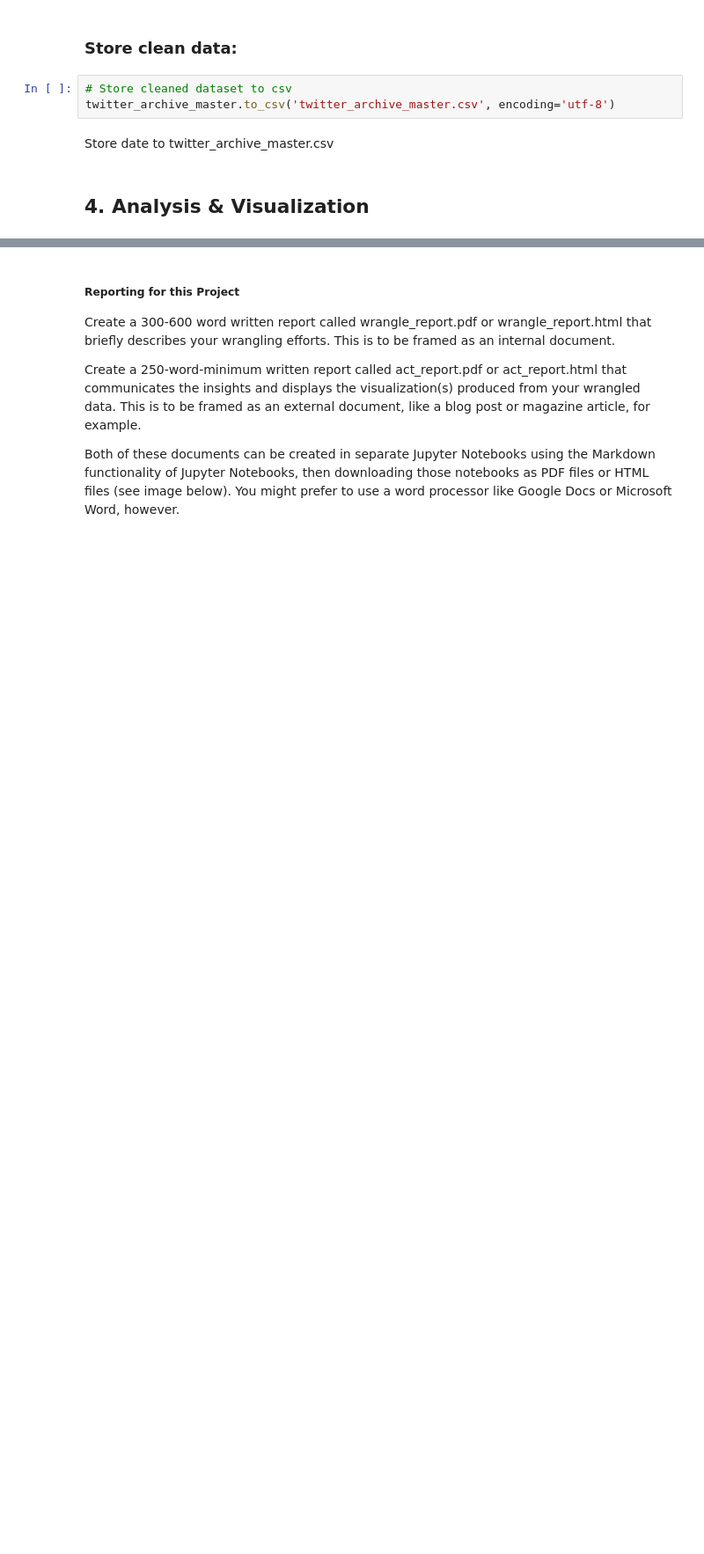
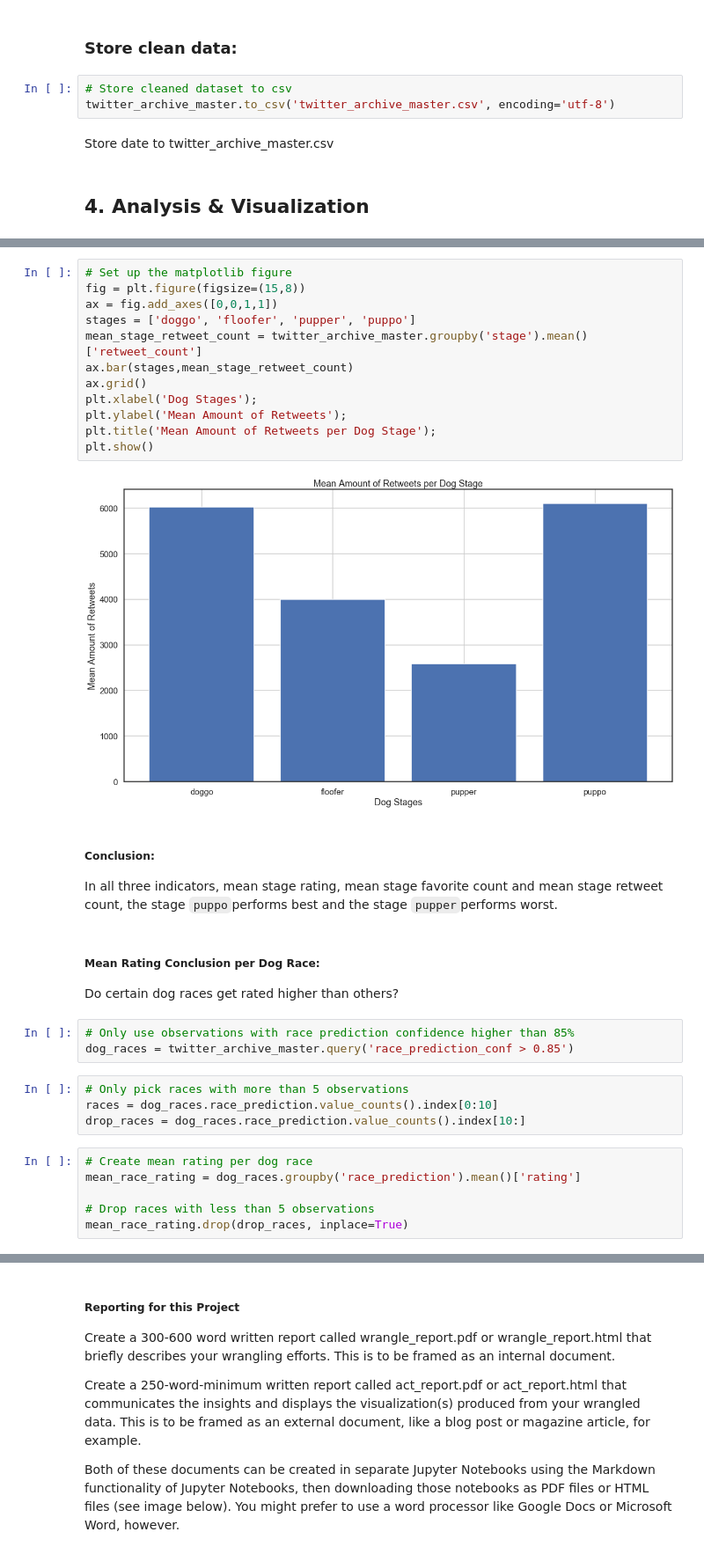
Before and after one commit to LeopoldWalther/DataWrangleAndAnalyze, a Jupyter notebook: wrangle_act.ipynb, the cells around one changed output, grey strips where cells are left out. Shown at 88% size. Drawn from its saved outputs; the diff is of its cells as text; blank space fills up the shorter version.

```diff
--- a/wrangle_act.ipynb
+++ b/wrangle_act.ipynb
@@ -1042,0 +1112,33 @@ Fill introduction part at top
+# %%
+# Set up the matplotlib figure
+fig = plt.figure(figsize=(15,8))
+ax = fig.add_axes([0,0,1,1])
+stages = ['doggo', 'floofer', 'pupper', 'puppo']
+mean_stage_retweet_count = twitter_archive_master.groupby('stage').mean()['retweet_count']
+ax.bar(stages,mean_stage_retweet_count)
+ax.grid()
+plt.xlabel('Dog Stages');
+plt.ylabel('Mean Amount of Retweets');
+plt.title('Mean Amount of Retweets per Dog Stage');
+plt.show()
+# %% [output]
+[figure, added]
+# %% [markdown]
+##### Conclusion:
+In all three indicators, mean stage rating, mean stage favorite count and mean stage retweet count, the stage `puppo`performs best and the stage `pupper`performs worst.
+# %% [markdown]
+##### Mean Rating Conclusion per Dog Race:
+Do certain dog races get rated higher than others?
+# %%
+# Only use observations with race prediction confidence higher than 85%
+dog_races = twitter_archive_master.query('race_prediction_conf > 0.85')
+# %%
+# Only pick races with more than 5 observations
+races = dog_races.race_prediction.value_counts().index[0:10]
+drop_races = dog_races.race_prediction.value_counts().index[10:]
+# %%
+# Create mean rating per dog race
+mean_race_rating = dog_races.groupby('race_prediction').mean()['rating']
+
+# Drop races with less than 5 observations
+mean_race_rating.drop(drop_races, inplace=True)
```
Also changed, not shown: parts of 47 cells of this notebook, 1 other file.
